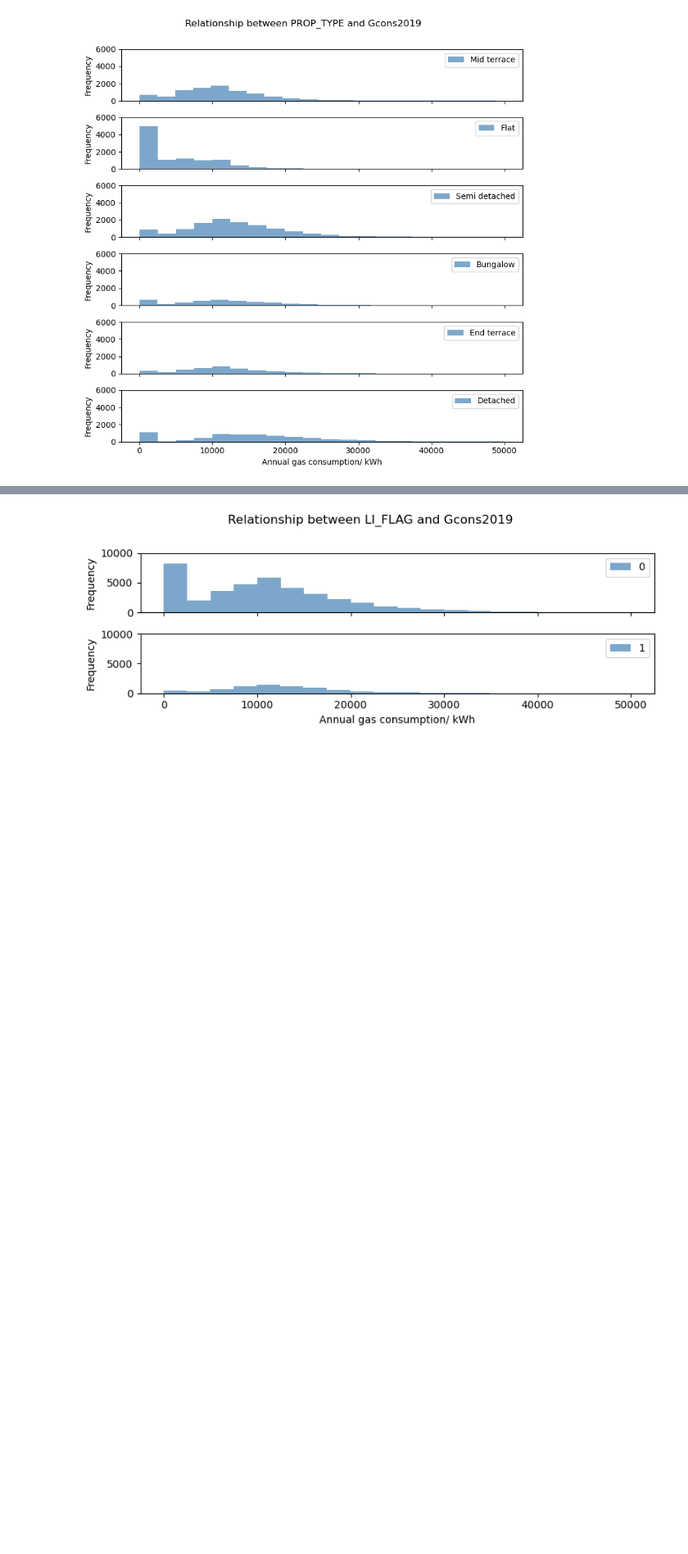
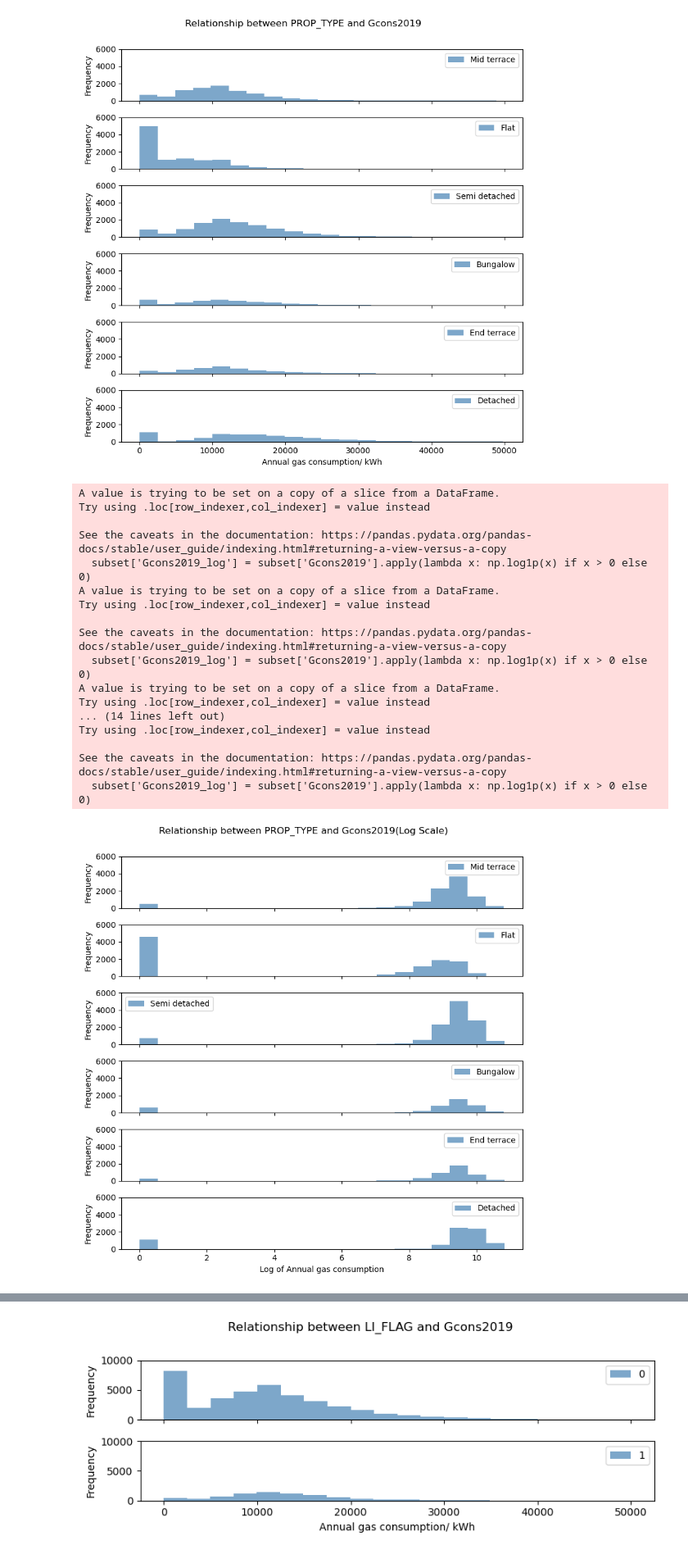
Before and after one commit to gordenleee/QM_Group_Work, a Jupyter notebook: Appropriate plots to illustrate the relationship between key fields/gcons relationship.ipynb, the cells around one changed output, grey strips where cells are left out. Shown at 82% size. Saved outputs shown, nothing was run; the diff lists cells and outputs as text; code cells hidden in the pictures; blank space fills up the shorter version.

```diff
--- a/Appropriate plots to illustrate the relationship between key fields/gcons relationship.ipynb
+++ b/Appropriate plots to illustrate the relationship between key fields/gcons relationship.ipynb
@@ -33,6 +34,55 @@ plt.tight_layout()
 plt.show()
 # %% [output]
 [figure]
+# %%
+#PROP_TYPE
+
+# select PROP_TYPE
+prop_types = data['PROP_TYPE'].unique()
+
+# sreate plot
+fig, axes = plt.subplots(nrows=len(prop_types), ncols=1, figsize=(8, 8), sharex=True)
+
+# histograms
+for prop_type, ax in zip(prop_types, axes):
+    subset = data[data['PROP_TYPE'] == prop_type]
+    # Apply log transformation with a minimum value
+    subset['Gcons2019_log'] = subset['Gcons2019'].apply(lambda x: np.log1p(x) if x > 0 else 0)
+
+    subset['Gcons2019_log'].plot(kind='hist', bins=20, color='steelblue', alpha=0.7, ax=ax, label=prop_type)
+
+    # Set y-axis range for each subplot
+    ax.set_ylim(0, 6000)
+
+    ax.legend()  # add legends for the small figures
+
+# set the title and axis labels
+plt.suptitle("Relationship between PROP_TYPE and Gcons2019(Log Scale)", y=1)
+plt.xlabel("Log of Annual gas consumption")
+plt.ylabel("Frequency")
+
+# adjust the layout
+plt.tight_layout()
+plt.show()
+# %% [output]
+A value is trying to be set on a copy of a slice from a DataFrame.
+Try using .loc[row_indexer,col_indexer] = value instead
+
+See the caveats in the documentation: https://pandas.pydata.org/pandas-docs/stable/user_guide/indexing.html#returning-a-view-versus-a-copy
+  subset['Gcons2019_log'] = subset['Gcons2019'].apply(lambda x: np.log1p(x) if x > 0 else 0)
+A value is trying to be set on a copy of a slice from a DataFrame.
+Try using .loc[row_indexer,col_indexer] = value instead
+
+See the caveats in the documentation: https://pandas.pydata.org/pandas-docs/stable/user_guide/indexing.html#returning-a-view-versus-a-copy
+  subset['Gcons2019_log'] = subset['Gcons2019'].apply(lambda x: np.log1p(x) if x > 0 else 0)
+A value is trying to be set on a copy of a slice from a DataFrame.
+Try using .loc[row_indexer,col_indexer] = value instead
+... (14 lines left out)
+Try using .loc[row_indexer,col_indexer] = value instead
+
+See the caveats in the documentation: https://pandas.pydata.org/pandas-docs/stable/user_guide/indexing.html#returning-a-view-versus-a-copy
+  subset['Gcons2019_log'] = subset['Gcons2019'].apply(lambda x: np.log1p(x) if x > 0 else 0)
+[figure, added]
 # %%
 # select PROP_AGE_BAND
 prop_age_bands = data['PROP_AGE_BAND'].unique()
```
Also changed, not shown: parts of 19 cells of this notebook.
